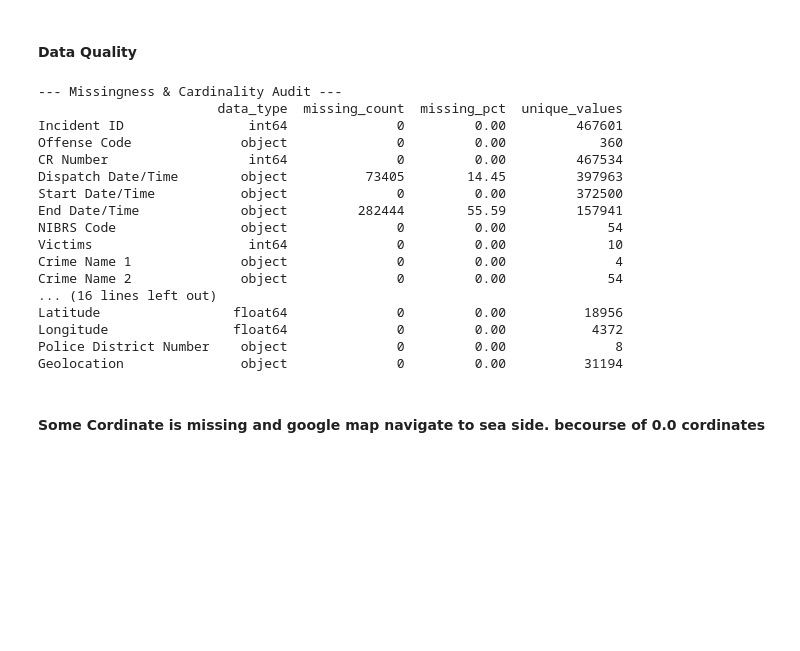
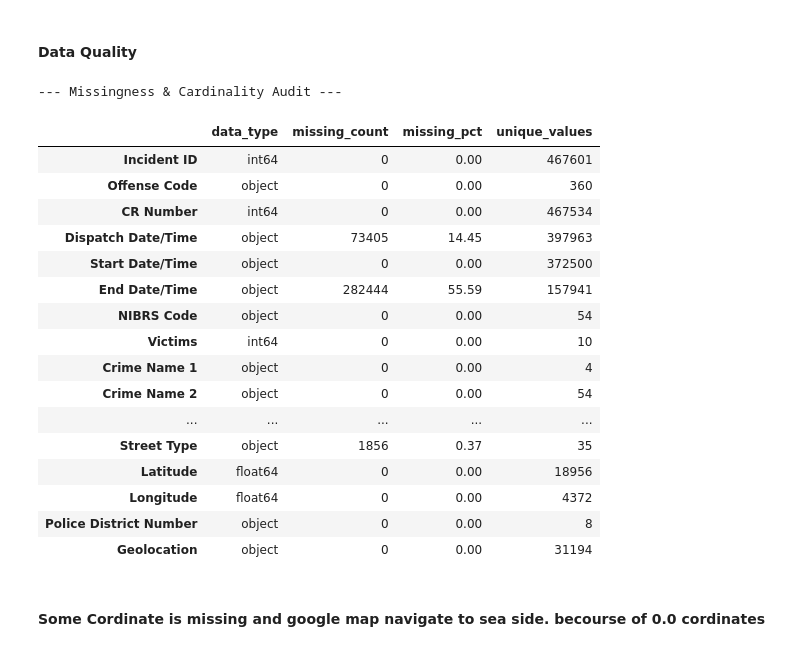
Before and after one commit to ArunaMahaGamage/MSC-AI-CW1, a Jupyter notebook: CW1.ipynb, the cells around one changed output. Drawn from its saved outputs; the diff is of its cells as text; code cells hidden in the pictures; blank space fills up the shorter version.

Commit message:
Data types to Tables

```diff
--- a/CW1.ipynb
+++ b/CW1.ipynb
@@ -142,34 +142,37 @@ display(df_colomun_defination)
 # %%
 # 2. Initial Data Quality Audit (Quantifying Missingness & Noise)
 audit = pd.DataFrame({
     "data_type": df.dtypes,
     "missing_count": df.isna().sum(),
     "missing_pct": (df.isna().sum() / total_raw_rows * 100).round(2),
     "unique_values": df.nunique()
 })
 print("\n--- Missingness & Cardinality Audit ---")
 pd.set_option('display.max_columns', None)
-pd.set_option('display.max_rows', 31)
-pd.set_option('display.min_rows', 31)
-print(audit)
+pd.set_option('display.max_rows', 40)
+pd.set_option('display.min_rows', 40)
+#print(audit)
+display(audit)
+#pd.to_csv("supplementary_offense_codes_360.csv", index=False)
 # %% [output]
 --- Missingness & Cardinality Audit ---
-                       data_type  missing_count  missing_pct  unique_values
-Incident ID                int64              0         0.00         467601
-Offense Code              object              0         0.00            360
-CR Number                  int64              0         0.00         467534
-Dispatch Date/Time        object          73405        14.45         397963
-Start Date/Time           object              0         0.00         372500
-End Date/Time             object         282444        55.59         157941
-NIBRS Code                object              0         0.00             54
-Victims                    int64              0         0.00             10
-Crime Name 1              object              0         0.00              4
-Crime Name 2              object              0         0.00             54
-... (16 lines left out)
-Latitude                 float64              0         0.00          18956
-Longitude                float64              0         0.00           4372
-Police District Number    object              0         0.00              8
-Geolocation               object              0         0.00          31194
+|  | data_type | missing_count | missing_pct | unique_values |
+| Incident ID | int64 | 0 | 0.00 | 467601 |
+| Offense Code | object | 0 | 0.00 | 360 |
+| CR Number | int64 | 0 | 0.00 | 467534 |
+| Dispatch Date/Time | object | 73405 | 14.45 | 397963 |
+| Start Date/Time | object | 0 | 0.00 | 372500 |
+| End Date/Time | object | 282444 | 55.59 | 157941 |
+| NIBRS Code | object | 0 | 0.00 | 54 |
+| Victims | int64 | 0 | 0.00 | 10 |
+| Crime Name 1 | object | 0 | 0.00 | 4 |
+| Crime Name 2 | object | 0 | 0.00 | 54 |
+| ... | ... | ... | ... | ... |
+| Street Type | object | 1856 | 0.37 | 35 |
+| Latitude | float64 | 0 | 0.00 | 18956 |
+| Longitude | float64 | 0 | 0.00 | 4372 |
+| Police District Number | object | 0 | 0.00 | 8 |
+| Geolocation | object | 0 | 0.00 | 31194 |
 # %% [markdown]
 #### Some Cordinate is missing and google map navigate to sea side. becourse of 0.0 cordinates
 # %%
```
